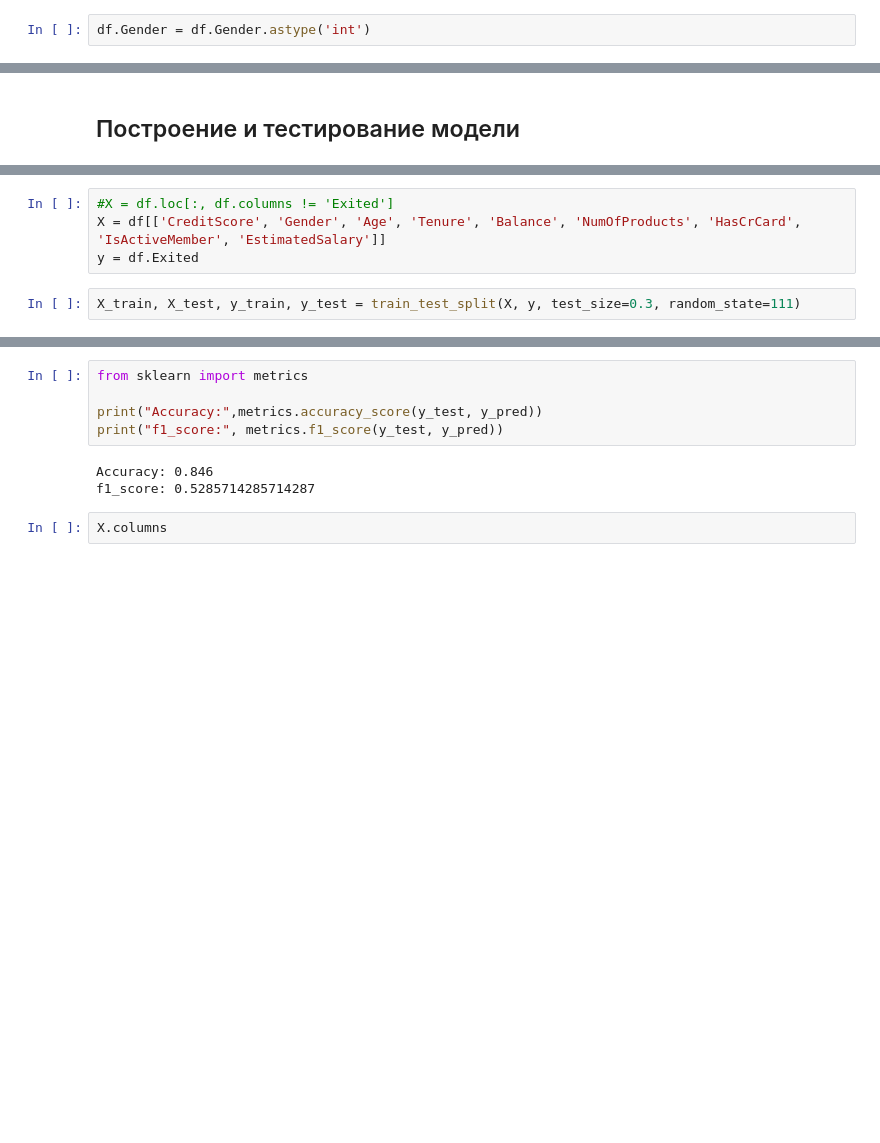
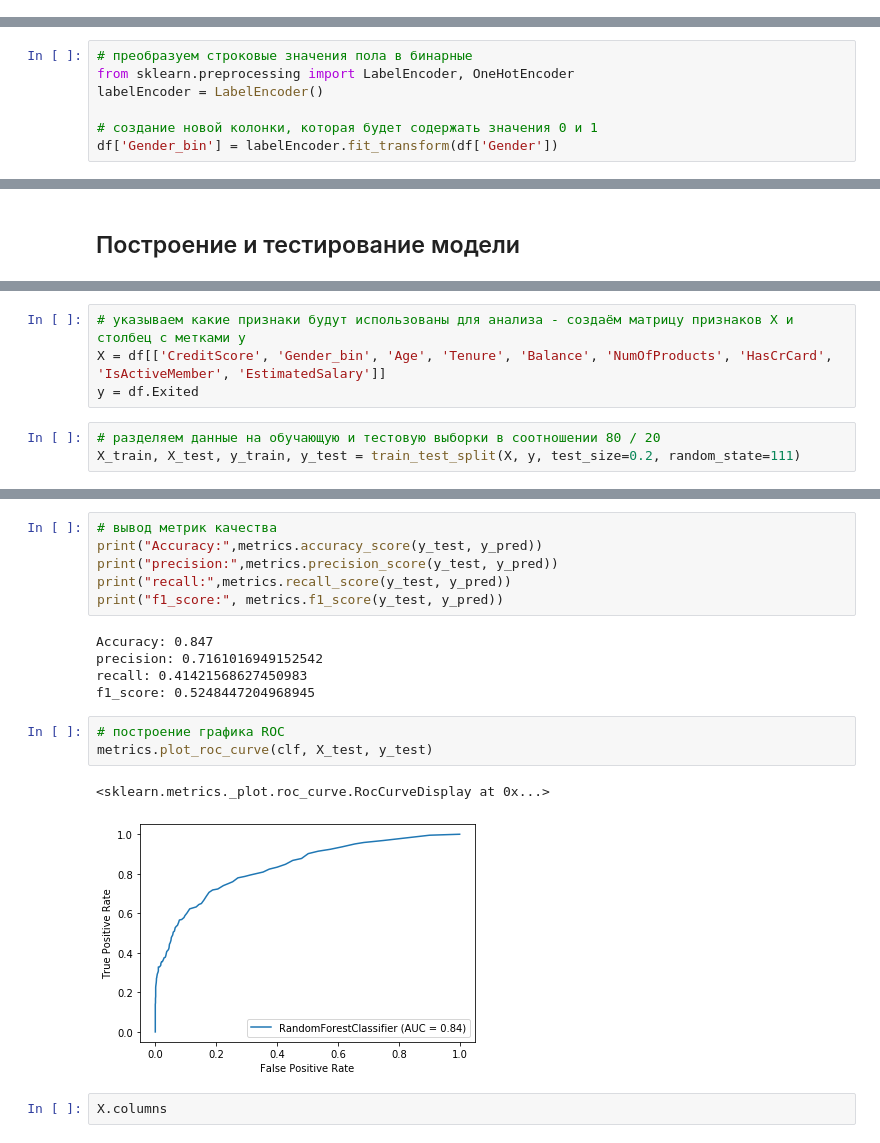
Before and after one commit to Metafiz/ml-base-2020, a Jupyter notebook: Python/bank-customers-churn-prediction.ipynb, the cells around one changed output, grey strips where cells are left out. Saved outputs shown, nothing was run; the diff lists cells and outputs as text; blank space fills up the shorter version.

```diff
--- a/Python/bank-customers-churn-prediction.ipynb
+++ b/Python/bank-customers-churn-prediction.ipynb
@@ -143,5 +155,3 @@ df.loc[ df['Gender'] == 'Female', 'Gender' ] = 1
-# %%
-df.Gender = df.Gender.astype('int')
 # %%
 df.dtypes
 # %% [output]
@@ -160,3 +170,10 @@ IsActiveMember        int64
 EstimatedSalary     float64
 Exited             category
 dtype: object
+# %%
+# преобразуем строковые значения пола в бинарные
+from sklearn.preprocessing import LabelEncoder, OneHotEncoder
+labelEncoder = LabelEncoder()
+
+# создание новой колонки, которая будет содержать значения 0 и 1
+df['Gender_bin'] = labelEncoder.fit_transform(df['Gender'])
@@ -166,9 +226,10 @@ dtype: object
 from sklearn.ensemble import RandomForestClassifier
 from sklearn.model_selection import train_test_split
 # %%
-#X = df.loc[:, df.columns != 'Exited']
-X = df[['CreditScore', 'Gender', 'Age', 'Tenure', 'Balance', 'NumOfProducts', 'HasCrCard', 'IsActiveMember', 'EstimatedSalary']]
+# указываем какие признаки будут использованы для анализа - создаём матрицу признаков Х и столбец с метками y
+X = df[['CreditScore', 'Gender_bin', 'Age', 'Tenure', 'Balance', 'NumOfProducts', 'HasCrCard', 'IsActiveMember', 'EstimatedSalary']]
 y = df.Exited
 # %%
-X_train, X_test, y_train, y_test = train_test_split(X, y, test_size=0.3, random_state=111)
+# разделяем данные на обучающую и тестовую выборки в соотношении 80 / 20
+X_train, X_test, y_train, y_test = train_test_split(X, y, test_size=0.2, random_state=111)
 # %%
@@ -191,11 +287,20 @@ y_pred=clf.predict(X_test)
 # %%
-from sklearn import metrics
-
+# вывод метрик качества
 print("Accuracy:",metrics.accuracy_score(y_test, y_pred))
+print("precision:",metrics.precision_score(y_test, y_pred))
+print("recall:",metrics.recall_score(y_test, y_pred))
 print("f1_score:", metrics.f1_score(y_test, y_pred))
 # %% [output]
-Accuracy: 0.846
-f1_score: 0.5285714285714287
+Accuracy: 0.847
+precision: 0.7161016949152542
+recall: 0.41421568627450983
+f1_score: 0.5248447204968945
+# %%
+# построение графика ROC
+metrics.plot_roc_curve(clf, X_test, y_test)
+# %% [output]
+<sklearn.metrics._plot.roc_curve.RocCurveDisplay at 0x...>
+[figure, added]
 # %%
 X.columns
 # %% [output]
```
Also changed, not shown: parts of 39 cells of this notebook.
